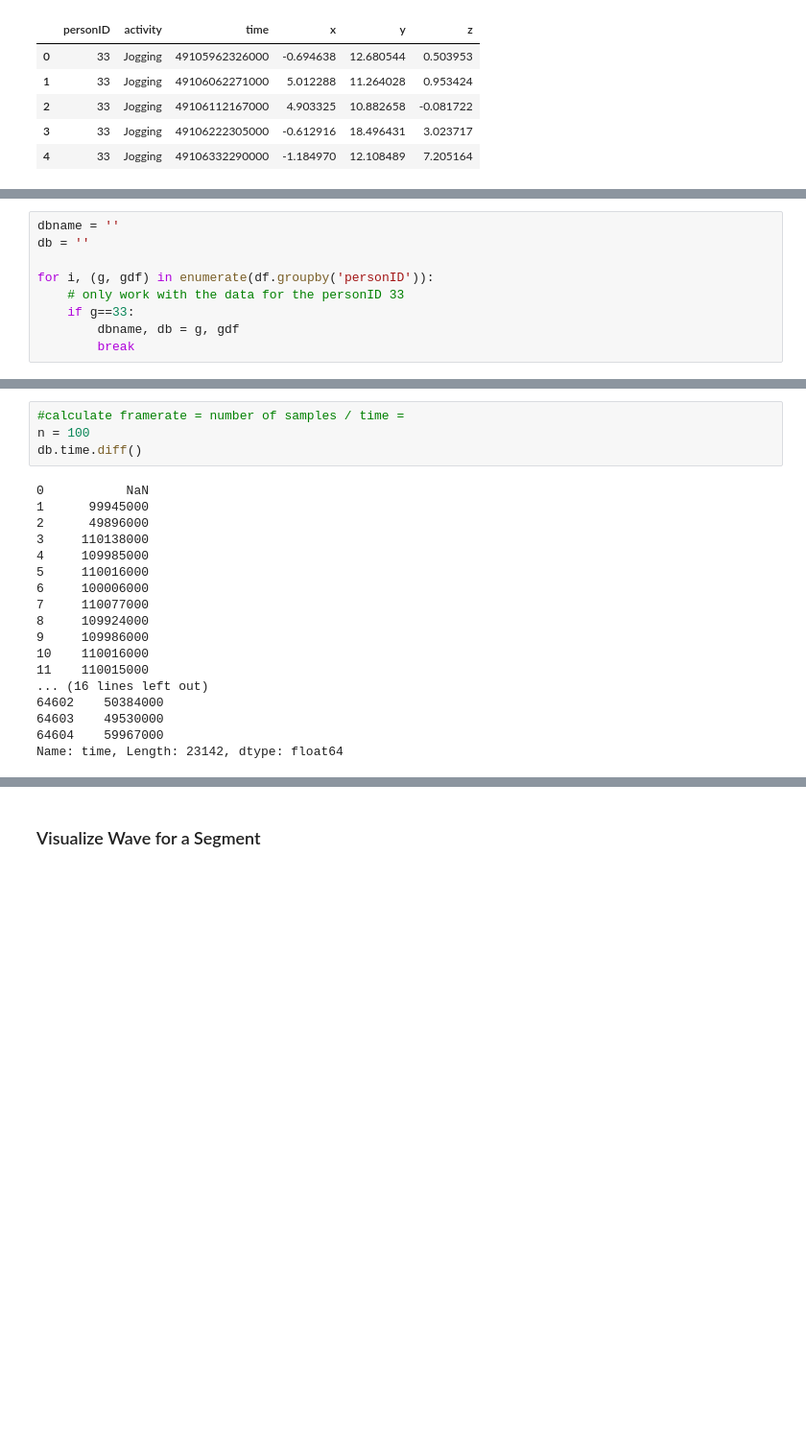
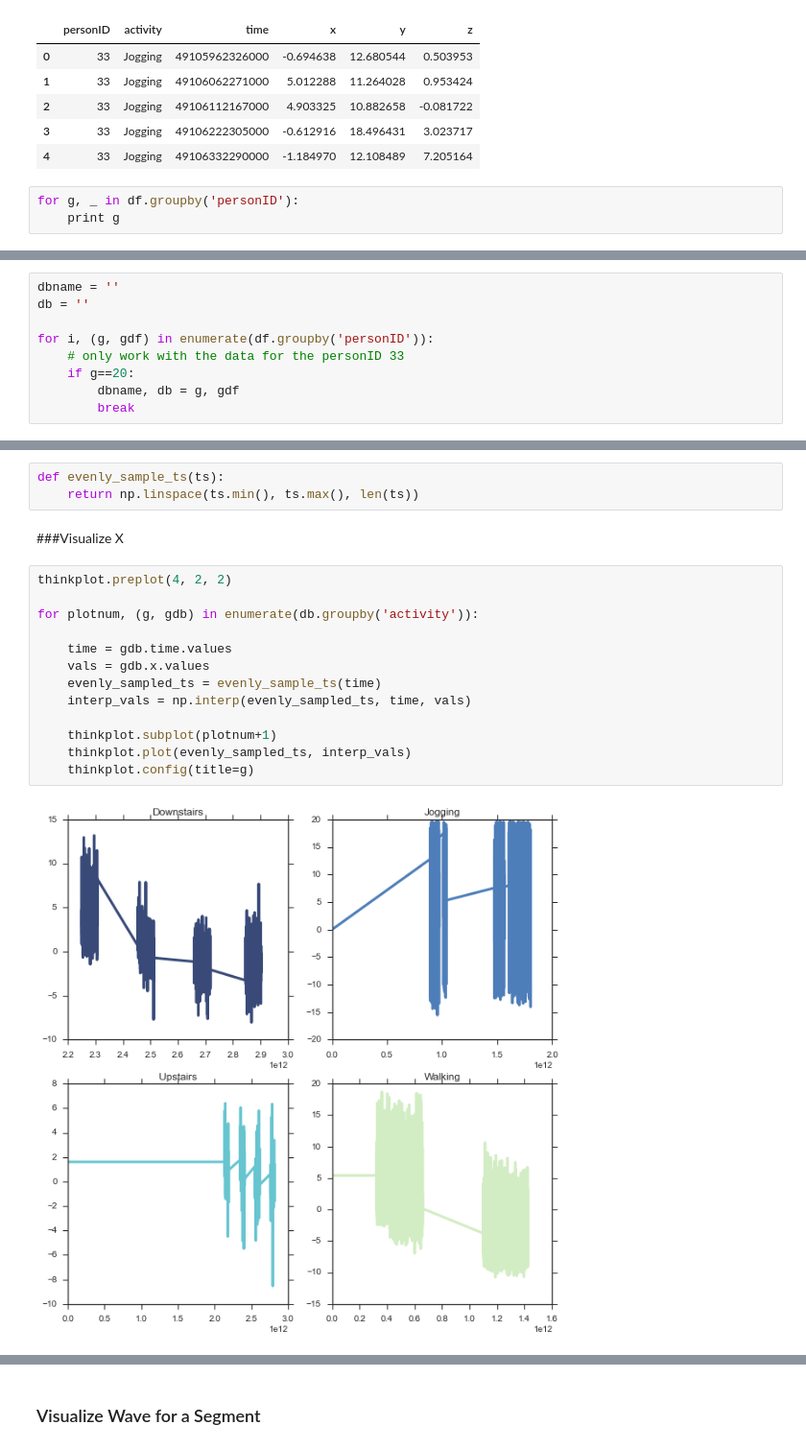
Before and after one commit to jenwei/accelerometer-interpreter, a Jupyter notebook: explore.ipynb, the cells around one changed output, grey strips where cells are left out. Shown at 96% size. Drawn from its saved outputs; the diff is of its cells as text; blank space fills up the shorter version.

Commit message:
ADD: equal spacing of time values, visualization of personID 20

```diff
--- a/explore.ipynb
+++ b/explore.ipynb
@@ -15,3 +16,6 @@ df.head()
 | 2 | 33 | Jogging | 49106112167000 | 4.903325 | 10.882658 | -0.081722 |
 | 3 | 33 | Jogging | 49106222305000 | -0.612916 | 18.496431 | 3.023717 |
 | 4 | 33 | Jogging | 49106332290000 | -1.184970 | 12.108489 | 7.205164 |
+# %%
+for g, _ in df.groupby('personID'):
+    print g
@@ -21,7 +29,7 @@ db = ''
 
 for i, (g, gdf) in enumerate(df.groupby('personID')):
     # only work with the data for the personID 33
-    if g==33:
+    if g==20:
         dbname, db = g, gdf
         break
 # %%
@@ -58,22 +66,20 @@ Name: time, Length: 23142, dtype: int64
-# %%
-#calculate framerate = number of samples / time =
-n = 100
-db.time.diff()
-# %% [output]
-0           NaN
-1      99945000
-2      49896000
-3     110138000
-4     109985000
-5     110016000
-6     100006000
-7     110077000
-8     109924000
-9     109986000
-10    110016000
-11    110015000
-... (16 lines left out)
-64602    50384000
-64603    49530000
-64604    59967000
-Name: time, Length: 23142, dtype: float64
+# %%
+def evenly_sample_ts(ts):
+    return np.linspace(ts.min(), ts.max(), len(ts))
+# %% [markdown]
+###Visualize X
+# %%
+thinkplot.preplot(4, 2, 2)
+
+for plotnum, (g, gdb) in enumerate(db.groupby('activity')):
+
+    time = gdb.time.values
+    vals = gdb.x.values
+    evenly_sampled_ts = evenly_sample_ts(time)
+    interp_vals = np.interp(evenly_sampled_ts, time, vals)
+
+    thinkplot.subplot(plotnum+1)
+    thinkplot.plot(evenly_sampled_ts, interp_vals)
+    thinkplot.config(title=g)
+# %% [output]
+[figure, added]
```
Also changed, not shown: parts of 8 cells of this notebook.
